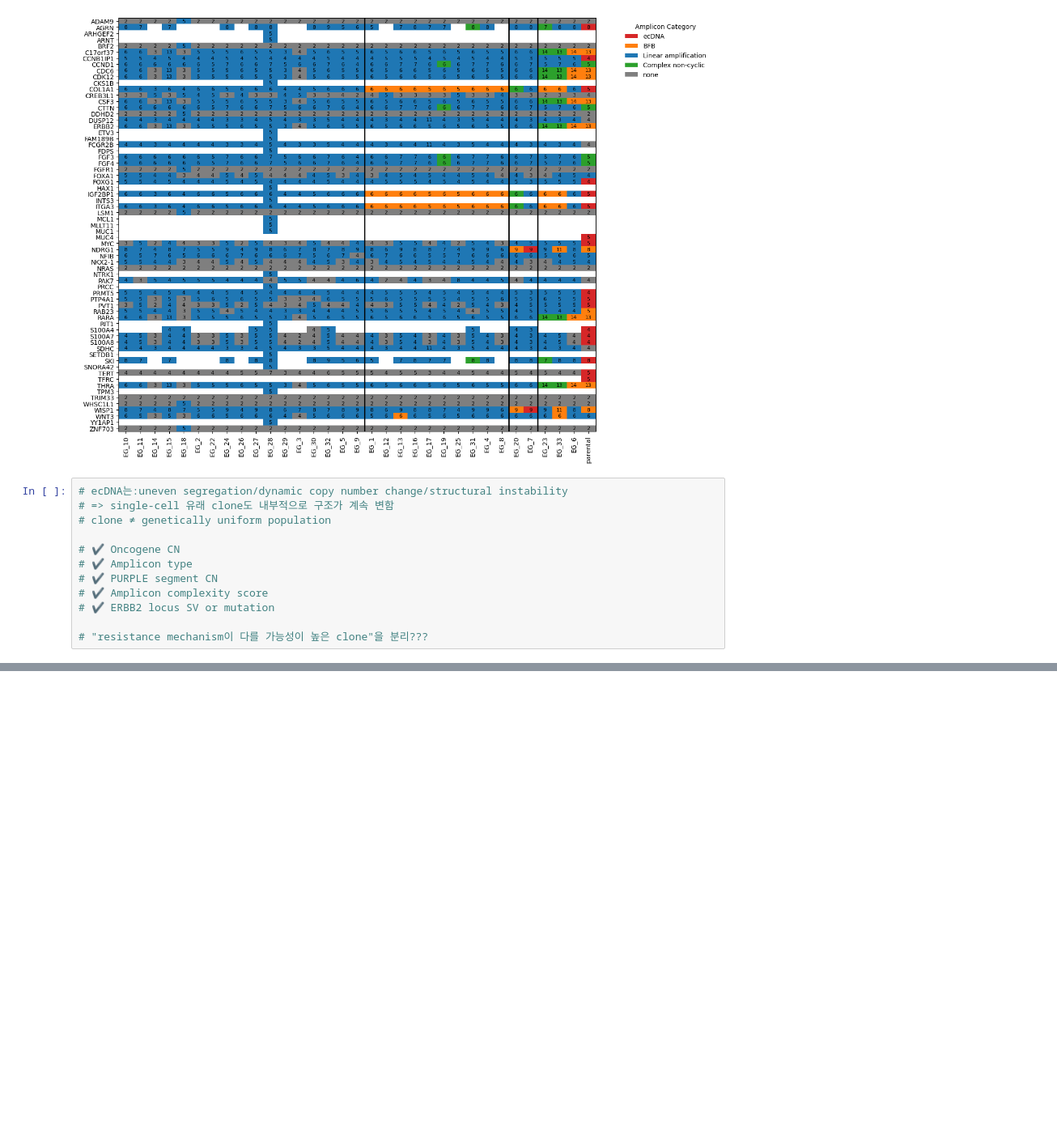
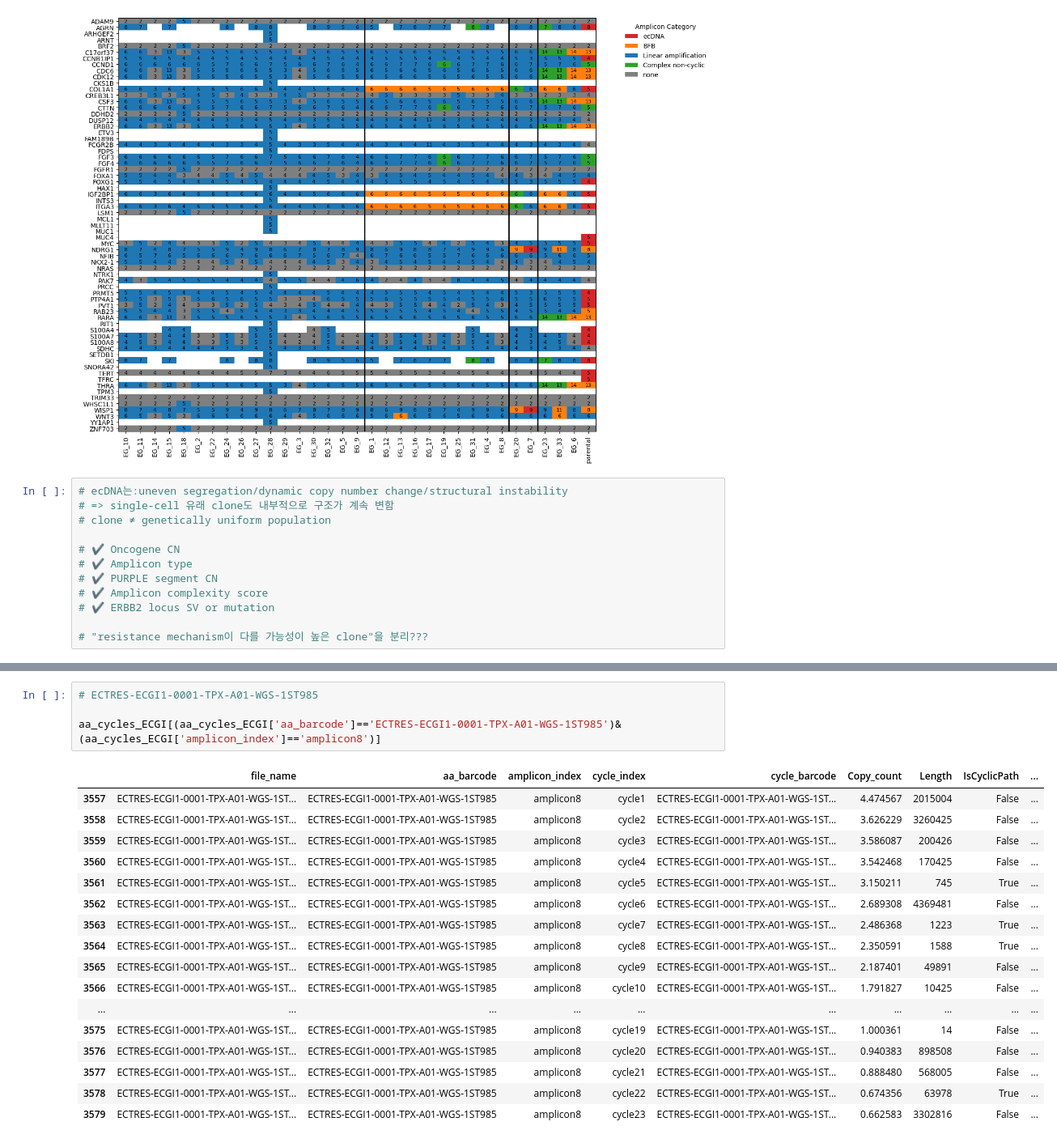
Before and after one commit to JiwonShon/ECTRES, a Jupyter notebook: Untitled.ipynb, the cells around one changed output, grey strips where cells are left out. Shown at 81% size. Cells and saved outputs as stored; diff of their text form; blank space fills up the shorter version.

```diff
--- a/Untitled.ipynb
+++ b/Untitled.ipynb
@@ -689,0 +714,22 @@ plt.show()
+# %%
+# ECTRES-ECGI1-0001-TPX-A01-WGS-1ST985
+
+aa_cycles_ECGI[(aa_cycles_ECGI['aa_barcode']=='ECTRES-ECGI1-0001-TPX-A01-WGS-1ST985')&(aa_cycles_ECGI['amplicon_index']=='amplicon8')]
+# %% [output]
+|  | file_name | aa_barcode | amplicon_index | cycle_index | cycle_barcode | Copy_count | Length | IsCyclicPath | ... |
+| 3557 | ECTRES-ECGI1-0001-TPX-A01-WGS-1ST... | ECTRES-ECGI1-0001-TPX-A01-WGS-1ST985 | amplicon8 | cycle1 | ECTRES-ECGI1-0001-TPX-A01-WGS-1ST... | 4.474567 | 2015004 | False | ... |
+| 3558 | ECTRES-ECGI1-0001-TPX-A01-WGS-1ST... | ECTRES-ECGI1-0001-TPX-A01-WGS-1ST985 | amplicon8 | cycle2 | ECTRES-ECGI1-0001-TPX-A01-WGS-1ST... | 3.626229 | 3260425 | False | ... |
+| 3559 | ECTRES-ECGI1-0001-TPX-A01-WGS-1ST... | ECTRES-ECGI1-0001-TPX-A01-WGS-1ST985 | amplicon8 | cycle3 | ECTRES-ECGI1-0001-TPX-A01-WGS-1ST... | 3.586087 | 200426 | False | ... |
+| 3560 | ECTRES-ECGI1-0001-TPX-A01-WGS-1ST... | ECTRES-ECGI1-0001-TPX-A01-WGS-1ST985 | amplicon8 | cycle4 | ECTRES-ECGI1-0001-TPX-A01-WGS-1ST... | 3.542468 | 170425 | False | ... |
+| 3561 | ECTRES-ECGI1-0001-TPX-A01-WGS-1ST... | ECTRES-ECGI1-0001-TPX-A01-WGS-1ST985 | amplicon8 | cycle5 | ECTRES-ECGI1-0001-TPX-A01-WGS-1ST... | 3.150211 | 745 | True | ... |
+| 3562 | ECTRES-ECGI1-0001-TPX-A01-WGS-1ST... | ECTRES-ECGI1-0001-TPX-A01-WGS-1ST985 | amplicon8 | cycle6 | ECTRES-ECGI1-0001-TPX-A01-WGS-1ST... | 2.689308 | 4369481 | False | ... |
+| 3563 | ECTRES-ECGI1-0001-TPX-A01-WGS-1ST... | ECTRES-ECGI1-0001-TPX-A01-WGS-1ST985 | amplicon8 | cycle7 | ECTRES-ECGI1-0001-TPX-A01-WGS-1ST... | 2.486368 | 1223 | True | ... |
+| 3564 | ECTRES-ECGI1-0001-TPX-A01-WGS-1ST... | ECTRES-ECGI1-0001-TPX-A01-WGS-1ST985 | amplicon8 | cycle8 | ECTRES-ECGI1-0001-TPX-A01-WGS-1ST... | 2.350591 | 1588 | True | ... |
+| 3565 | ECTRES-ECGI1-0001-TPX-A01-WGS-1ST... | ECTRES-ECGI1-0001-TPX-A01-WGS-1ST985 | amplicon8 | cycle9 | ECTRES-ECGI1-0001-TPX-A01-WGS-1ST... | 2.187401 | 49891 | False | ... |
+| 3566 | ECTRES-ECGI1-0001-TPX-A01-WGS-1ST... | ECTRES-ECGI1-0001-TPX-A01-WGS-1ST985 | amplicon8 | cycle10 | ECTRES-ECGI1-0001-TPX-A01-WGS-1ST... | 1.791827 | 10425 | False | ... |
+| ... | ... | ... | ... | ... | ... | ... | ... | ... | ... |
+| 3575 | ECTRES-ECGI1-0001-TPX-A01-WGS-1ST... | ECTRES-ECGI1-0001-TPX-A01-WGS-1ST985 | amplicon8 | cycle19 | ECTRES-ECGI1-0001-TPX-A01-WGS-1ST... | 1.000361 | 14 | False | ... |
+| 3576 | ECTRES-ECGI1-0001-TPX-A01-WGS-1ST... | ECTRES-ECGI1-0001-TPX-A01-WGS-1ST985 | amplicon8 | cycle20 | ECTRES-ECGI1-0001-TPX-A01-WGS-1ST... | 0.940383 | 898508 | False | ... |
+| 3577 | ECTRES-ECGI1-0001-TPX-A01-WGS-1ST... | ECTRES-ECGI1-0001-TPX-A01-WGS-1ST985 | amplicon8 | cycle21 | ECTRES-ECGI1-0001-TPX-A01-WGS-1ST... | 0.888480 | 568005 | False | ... |
+| 3578 | ECTRES-ECGI1-0001-TPX-A01-WGS-1ST... | ECTRES-ECGI1-0001-TPX-A01-WGS-1ST985 | amplicon8 | cycle22 | ECTRES-ECGI1-0001-TPX-A01-WGS-1ST... | 0.674356 | 63978 | True | ... |
+| 3579 | ECTRES-ECGI1-0001-TPX-A01-WGS-1ST... | ECTRES-ECGI1-0001-TPX-A01-WGS-1ST985 | amplicon8 | cycle23 | ECTRES-ECGI1-0001-TPX-A01-WGS-1ST... | 0.662583 | 3302816 | False | ... |
```
Also changed, not shown: parts of 7 cells of this notebook.
